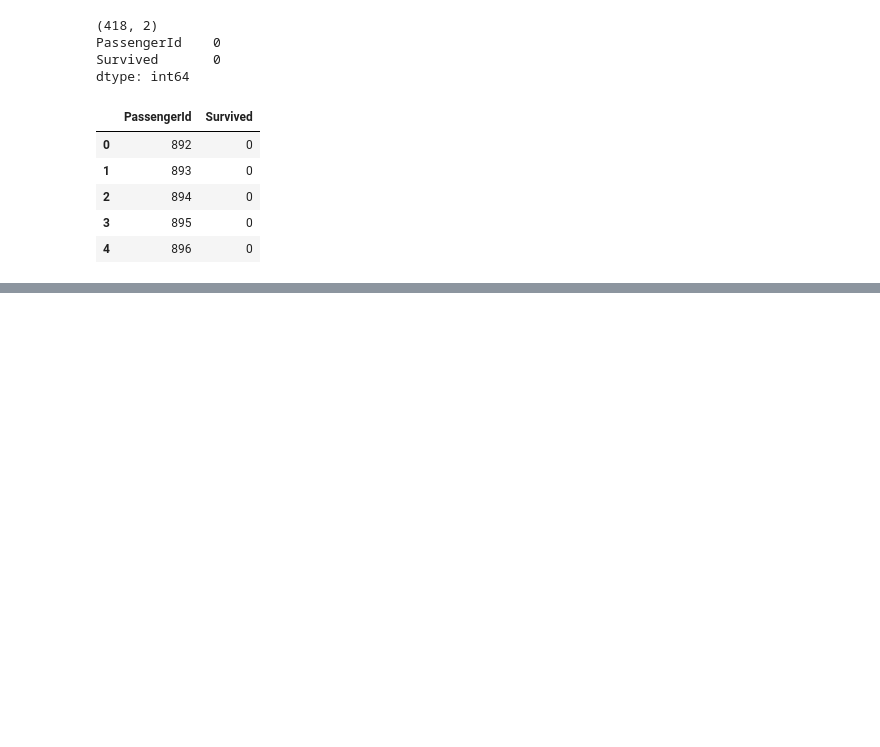
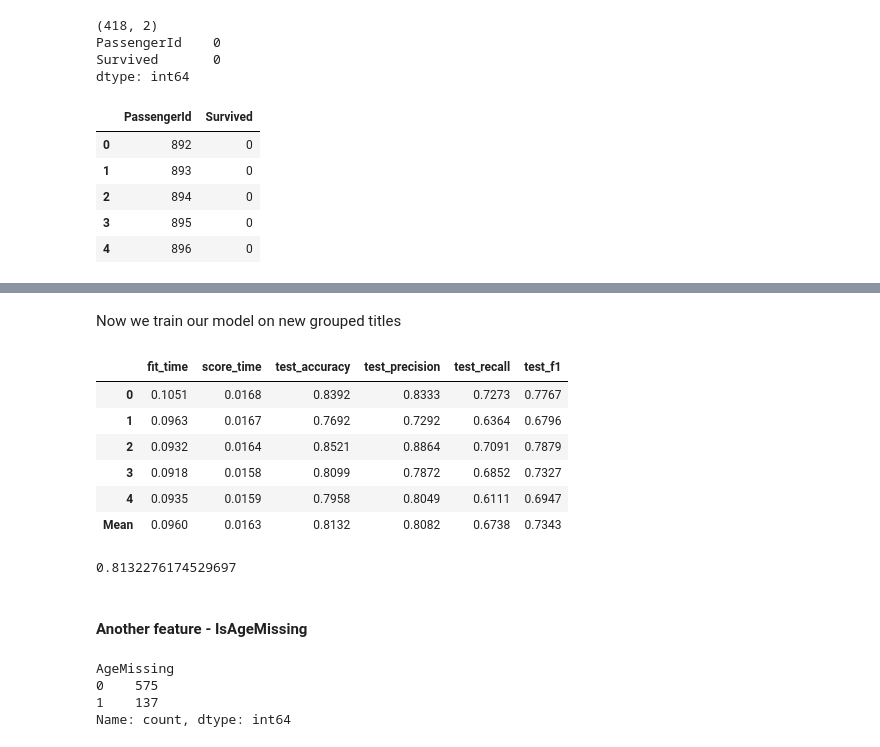
Before and after one commit to anrunt/ml-learning, a Jupyter notebook: titanic.ipynb, the cells around one changed output, grey strips where cells are left out. Saved outputs shown, nothing was run; the diff lists cells and outputs as text; code cells hidden in the pictures; blank space fills up the shorter version.

```diff
--- a/titanic.ipynb
+++ b/titanic.ipynb
@@ -482,0 +656,8 @@ dtype: int64
+# %%
+X_train_title_grouped = X_train_title.copy()
+
+common_titles = ["Mr", "Miss", "Mrs", "Master"]
+
+X_train_title_grouped["Title"] = X_train_title_grouped["Title"].where(X_train_title_grouped["Title"].isin(common_titles), "Other")
+
+print(X_train_title_grouped["Title"].value_counts())
@@ -482,0 +672,51 @@ dtype: int64
+# %% [markdown]
+Now we train our model on new grouped titles
+# %%
+scores_title_grouped = cross_validate(
+    model_title,
+    X_train_title_grouped,
+    y_train,
+    cv=cv,
+    scoring= {
+        "accuracy": "accuracy",
+        "precision": make_scorer(
+            precision_score,
+            zero_division=0
+        ),
+        "recall": "recall",
+        "f1": "f1"
+    }
+)
+
+scores_title_grouped_df = pd.DataFrame(scores_title_grouped)
+
+mean_scores_title_grouped = scores_title_grouped_df.mean()
+scores_title_grouped_df.loc["Mean"] = mean_scores_title_grouped
+
+display(scores_title_grouped_df.round(4))
+
+print(scores_title_grouped_df["test_accuracy"].mean())
+# %% [output]
+|  | fit_time | score_time | test_accuracy | test_precision | test_recall | test_f1 |
+| 0 | 0.1051 | 0.0168 | 0.8392 | 0.8333 | 0.7273 | 0.7767 |
+| 1 | 0.0963 | 0.0167 | 0.7692 | 0.7292 | 0.6364 | 0.6796 |
+| 2 | 0.0932 | 0.0164 | 0.8521 | 0.8864 | 0.7091 | 0.7879 |
+| 3 | 0.0918 | 0.0158 | 0.8099 | 0.7872 | 0.6852 | 0.7327 |
+| 4 | 0.0935 | 0.0159 | 0.7958 | 0.8049 | 0.6111 | 0.6947 |
+| Mean | 0.0960 | 0.0163 | 0.8132 | 0.8082 | 0.6738 | 0.7343 |
+0.8132276174529697
+# %% [markdown]
+#### Another feature - IsAgeMissing
+# %%
+X_train_age = X_train_selected.copy()
+
+X_train_age["AgeMissing"] = (
+    X_train_age["Age"].isna().astype(int)
+)
+
+X_train_age["AgeMissing"].value_counts()
+# %% [output]
+AgeMissing
+0    575
+1    137
+Name: count, dtype: int64
```
Also changed, not shown: parts of 18 cells of this notebook.
